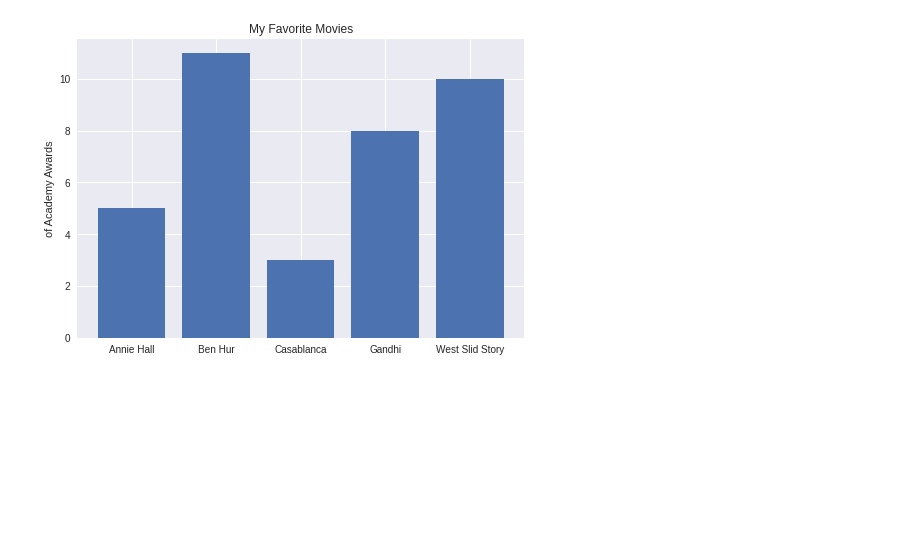
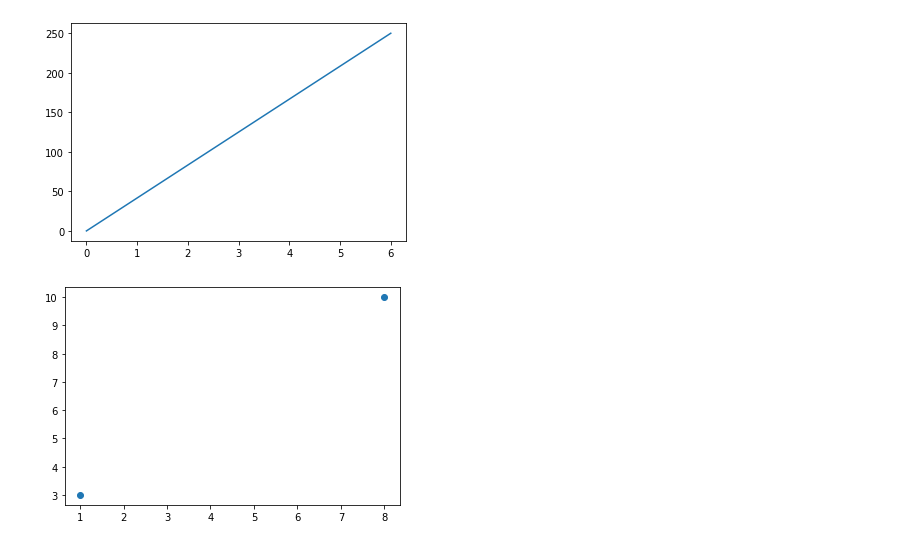
Before and after one commit to 123franklin321/cienciasdedados, a Jupyter notebook: Matplotlib.ipynb, the cells around one changed output. Saved outputs shown, nothing was run; the diff lists cells and outputs as text; code cells hidden in the pictures; blank space fills up the shorter version.

```diff
--- a/Matplotlib.ipynb
+++ b/Matplotlib.ipynb
@@ -36,3 +2,0 @@ plt.show()
-# %%
-import plotly.express as px
-plt.style.use('seaborn')
@@ -42,8 +2,0 @@ num_oscars = [5, 11, 3, 8, 10]
-# %%
-plt.bar(range(len(movies)), num_oscars)
-plt.title('My Favorite Movies')
-plt.ylabel('of Academy Awards')
-plt.xticks(range(len(movies)), movies)
-plt.show()
-# %% [output]
-[figure, removed]
@@ -49,0 +6,16 @@ plt.show()
+# %%
+xpoints = np.array([0, 6])
+ypoints = np.array([0, 250])
+
+plt.plot(xpoints, ypoints)
+plt.show()
+# %% [output]
+[figure, added]
+# %%
+xpoints = np.array([1, 8])
+ypoints = np.array([3, 10])
+
+plt.plot(xpoints, ypoints, 'o')
+plt.show()
+# %% [output]
+[figure, added]
```
Also changed, not shown: parts of 20 cells of this notebook.
